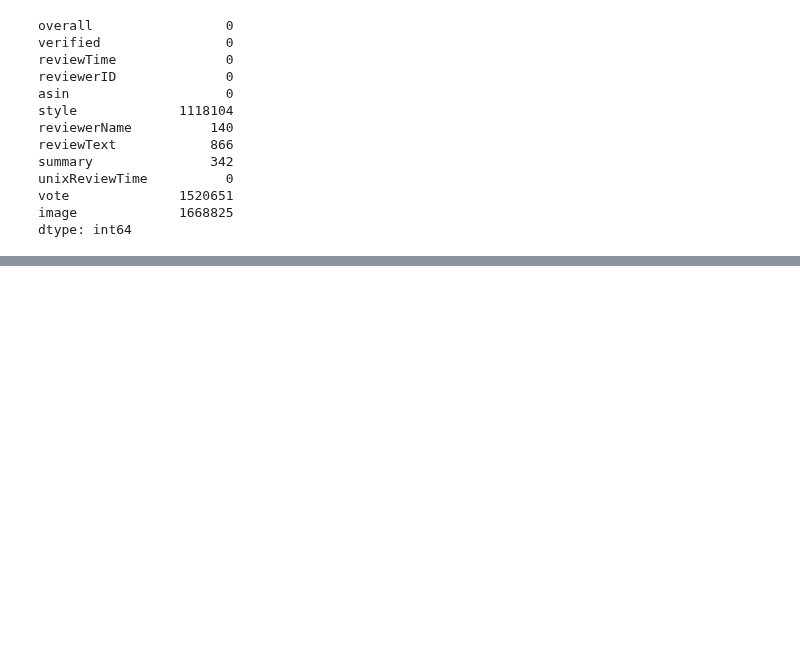
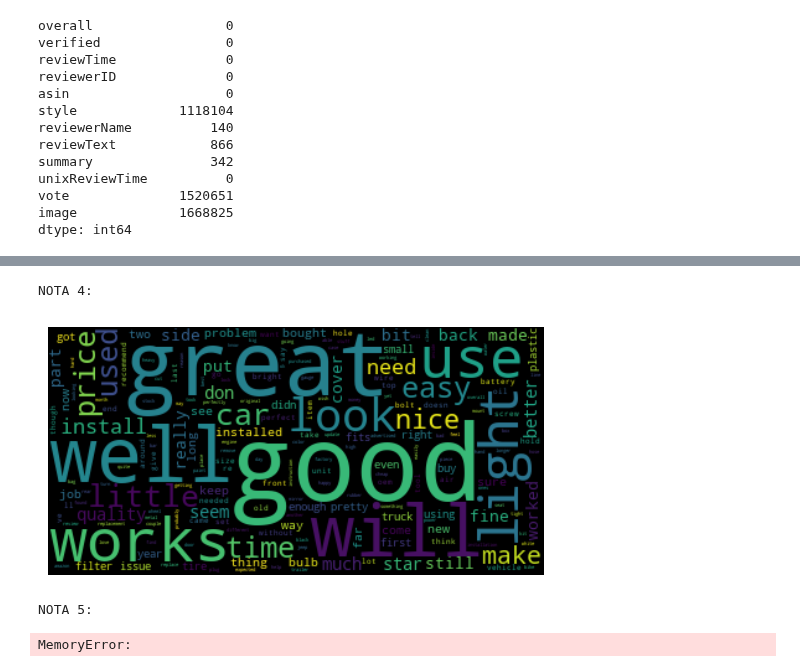
Before and after one commit to Levis33/inf1038-machine-learning, a Jupyter notebook: Trabalho 2/analise_reviews.ipynb, the cells around one changed output, grey strips where cells are left out. Cells and saved outputs as stored; diff of their text form; code cells hidden in the pictures; blank space fills up the shorter version.

```diff
--- a/Trabalho 2/analise_reviews.ipynb
+++ b/Trabalho 2/analise_reviews.ipynb
@@ -51,0 +137,24 @@ df_analise.head()
+# %%
+print("NOTA 4:")
+df = dfs_por_nota[4]
+text = df.reviewText.tolist()
+text = ' '.join(text).lower()
+wordcloud = WordCloud(stopwords=STOPWORDS, collocations=False, min_word_length=2).generate(text)
+plt.imshow(wordcloud, interpolation='bilInear')
+plt.axis('off')
+plt.show()
+# %% [output]
+NOTA 4:
+[figure, added]
+# %%
+print("NOTA 5:")
+df = dfs_por_nota[5]
+text = df.reviewText.tolist()
+text = ' '.join(text).lower()
+wordcloud = WordCloud(stopwords=STOPWORDS, collocations=False, min_word_length=2).generate(text)
+plt.imshow(wordcloud, interpolation='bilInear')
+plt.axis('off')
+plt.show()
+# %% [output]
+NOTA 5:
+MemoryError:
```
Also changed, not shown: parts of 11 cells of this notebook.
